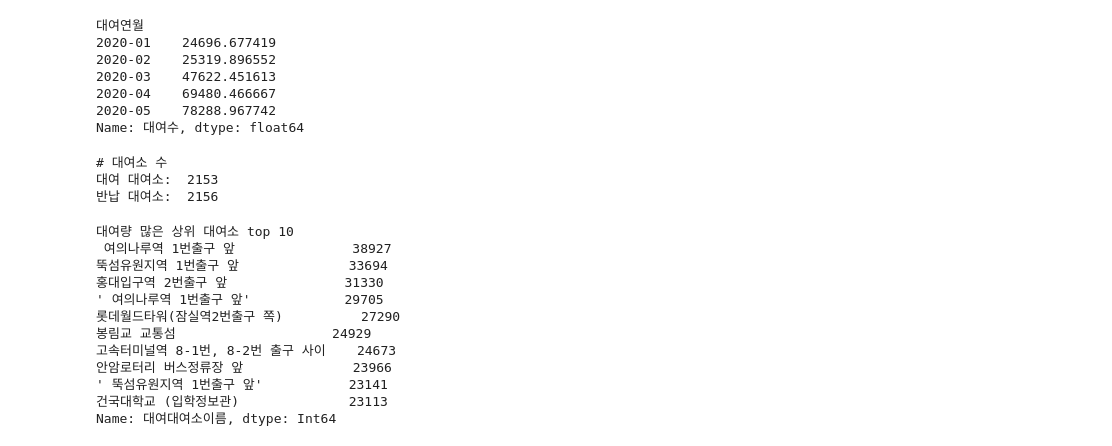
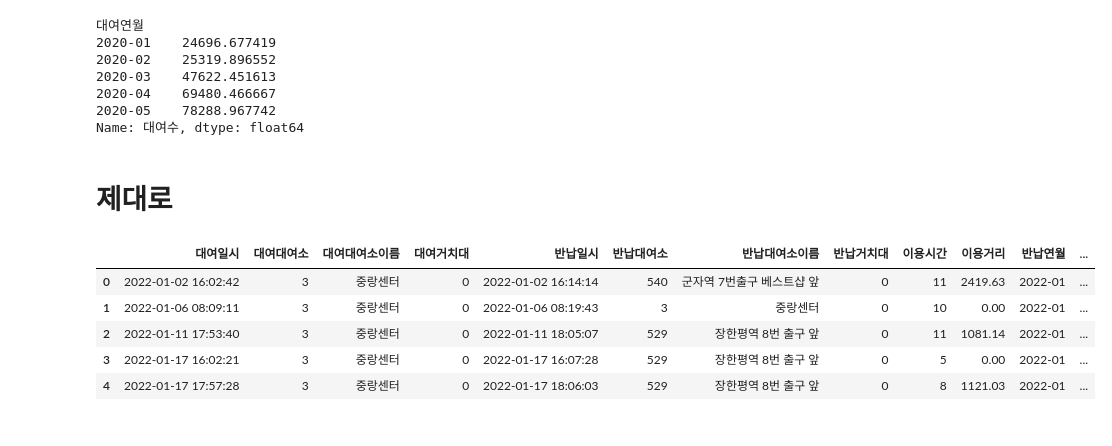
Before and after one commit to dhcryan/ddareung, a Jupyter notebook: main.ipynb, the cells around one changed output. Drawn from its saved outputs; the diff is of its cells as text; code cells hidden in the pictures.

```diff
--- a/main.ipynb
+++ b/main.ipynb
@@ -228,31 +190,16 @@ df_rent_month.head()
 2020-04    69480.466667
 2020-05    78288.967742
 Name: 대여수, dtype: float64
-# %%
-# unique 는 중복을 제거한 데이터를 집계합니다.
-# nunique는 중복을 제거한 데이터의 수를 세어줍니다.
-# 대여와 반납이 되는 대여소를 찾습니다.
-print('# 대여소 수')
-print('대여 대여소: ', df[2]['대여대여소'].nunique())
-print('반납 대여소: ', df[2]['반납대여소'].nunique())
-# %% [output]
-# 대여소 수
-대여 대여소:  2153
-반납 대여소:  2156
-# %%
-df[4]['대여대여소'].value_counts()
-# 대여량이 많은 상위 대여소
-print('대여량 많은 상위 대여소 top 10\n',df[4]['대여대여소이름'].value_counts().head(10))
-# %% [output]
-대여량 많은 상위 대여소 top 10
- 여의나루역 1번출구 앞               38927
-뚝섬유원지역 1번출구 앞              33694
-홍대입구역 2번출구 앞               31330
-' 여의나루역 1번출구 앞'            29705
-롯데월드타워(잠실역2번출구 쪽)          27290
-봉림교 교통섬                    24929
-고속터미널역 8-1번, 8-2번 출구 사이    24673
-안암로터리 버스정류장 앞              23966
-' 뚝섬유원지역 1번출구 앞'           23141
-건국대학교 (입학정보관)              23113
-Name: 대여대여소이름, dtype: Int64
+# %% [markdown]
+# 제대로
+# %%
+df_2022=pd.read_csv('/home/dhc4003/ddareung/data/seoul_bike_2022.csv',low_memory=False)
+# %%
+df_2022.head()
+# %% [output]
+|  | 대여일시 | 대여대여소 | 대여대여소이름 | 대여거치대 | 반납일시 | 반납대여소 | 반납대여소이름 | 반납거치대 | 이용시간 | 이용거리 | 반납연월 | ... |
+| 0 | 2022-01-02 16:02:42 | 3 | 중랑센터 | 0 | 2022-01-02 16:14:14 | 540 | 군자역 7번출구 베스트샵 앞 | 0 | 11 | 2419.63 | 2022-01 | ... |
+| 1 | 2022-01-06 08:09:11 | 3 | 중랑센터 | 0 | 2022-01-06 08:19:43 | 3 | 중랑센터 | 0 | 10 | 0.00 | 2022-01 | ... |
+| 2 | 2022-01-11 17:53:40 | 3 | 중랑센터 | 0 | 2022-01-11 18:05:07 | 529 | 장한평역 8번 출구 앞 | 0 | 11 | 1081.14 | 2022-01 | ... |
+| 3 | 2022-01-17 16:02:21 | 3 | 중랑센터 | 0 | 2022-01-17 16:07:28 | 529 | 장한평역 8번 출구 앞 | 0 | 5 | 0.00 | 2022-01 | ... |
+| 4 | 2022-01-17 17:57:28 | 3 | 중랑센터 | 0 | 2022-01-17 18:06:03 | 529 | 장한평역 8번 출구 앞 | 0 | 8 | 1121.03 | 2022-01 | ... |
```
Also changed, not shown: parts of 14 cells of this notebook, 1 other file.
